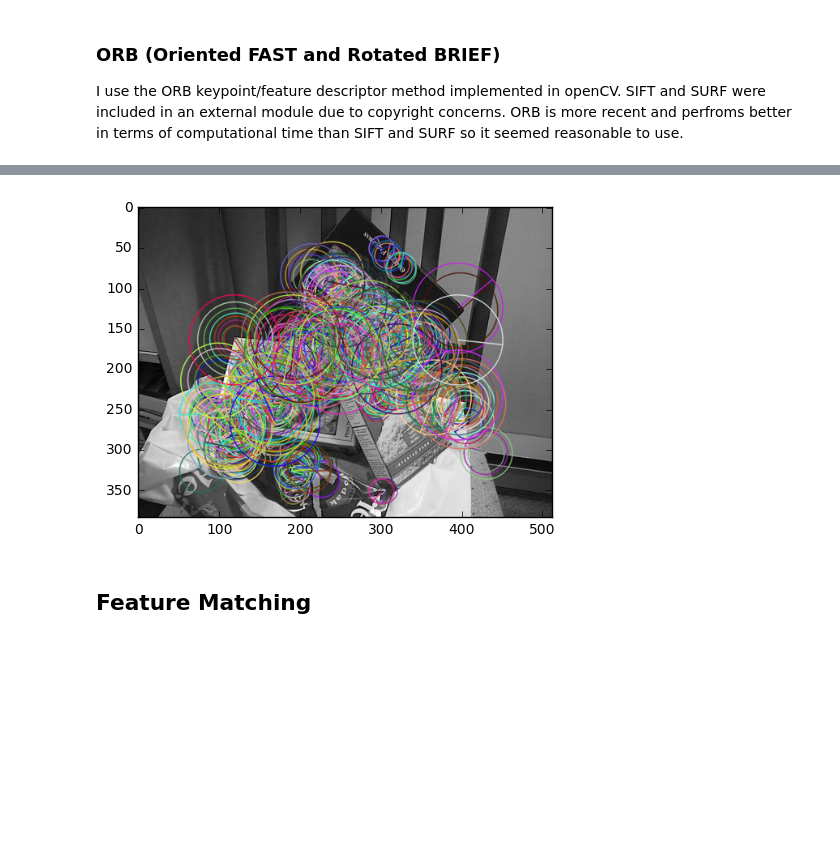
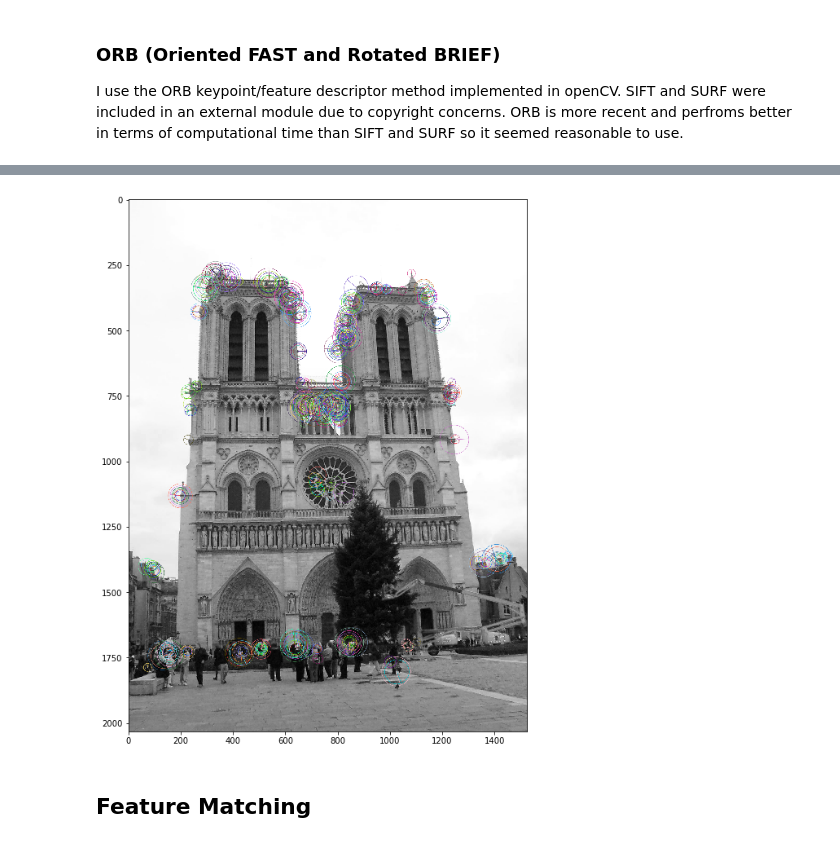
Before and after one commit to wderekjones/local_feature_matching, a Jupyter notebook: local_feature_matching.ipynb, the cells around one changed output, grey strips where cells are left out. Drawn from its saved outputs; the diff is of its cells as text; code cells hidden in the pictures; blank space fills up the shorter version.

```diff
--- a/local_feature_matching.ipynb
+++ b/local_feature_matching.ipynb
@@ -26,0 +10,14 @@ plt.show()
+# %%
+def bgr_to_rgb(image):
+    b = image[:,:,0]
+    g = image[:,:,1]
+    r = image[:,:,2]
+
+    image[:,:,0] = r
+    image[:,:,1] = b
+    image[:,:,2] = g
+
+    return image
+
+width = 12
+height = 12
@@ -26,0 +38,10 @@ plt.show()
+# %%
+
+plt.figure(figsize=(width, height))
+
+img2 = cv2.imread('data/dataset_1_notre_dame/image_2.jpg',1)
+img2 = bgr_to_rgb(img2)
+
+plt.axis('off')
+plt.imshow(img2)
+plt.show()
@@ -30,13 +53,15 @@ plt.show()
 ### ORB (Oriented FAST and Rotated BRIEF)
 I use the ORB keypoint/feature descriptor method implemented in openCV. SIFT and SURF were included in an external module due to copyright concerns. ORB is more recent and perfroms better in terms of computational time than SIFT and SURF so it seemed reasonable to use.
 # %%
+plt.figure(figsize=(width, height))
 
+orb = cv2.ORB_create()
 # keypoints and descriptors
 
 kp1 = orb.detect(img1)
 kp1, des1 = orb.compute(img1, kp1)
-img1_2 = cimg=cv2.drawKeypoints(img1,kp1,img1,flags=cv2.DRAW_MATCHES_FLAGS_DRAW_RICH_KEYPOINTS)
-
+#img1_2 = cimg=cv2.drawKeypoints(img1,kp1,img1,flags=cv2.DRAW_MATCHES_FLAGS_DRAW_RICH_KEYPOINTS)
+img1_2 = cv2.drawKeypoints(img1,kp1,img1,flags=cv2.DRAW_MATCHES_FLAGS_DRAW_RICH_KEYPOINTS)
 plt.imshow(img1_2)
 plt.show()
 # %% [output]
@@ -44,12 +69,14 @@ plt.show()
 # %%
+plt.figure(figsize=(width, height))
+
 kp2 = orb.detect(img2)
 kp2, des2 = orb.compute(img2, kp2)
-img2_2 = cimg=cv2.drawKeypoints(img2,kp2,img2,flags=cv2.DRAW_MATCHES_FLAGS_DRAW_RICH_KEYPOINTS)
-
-plt.imshow(img2_2)
+#img2_2 = cimg=cv2.drawKeypoints(img2,kp2,img2,flags=cv2.DRAW_MATCHES_FLAGS_DRAW_RICH_KEYPOINTS)
+img2_2 = cv2.drawKeypoints(img2,kp2,img2,flags=cv2.DRAW_MATCHES_FLAGS_DRAW_RICH_KEYPOINTS)
+plt.imshow(img2)
 plt.show()
 # %% [output]
-[figure, old version]
+[figure, new version]
 # %% [markdown]
 ## Feature Matching
 # %%
```
Also changed, not shown: parts of 6 cells of this notebook, 15 other files.
